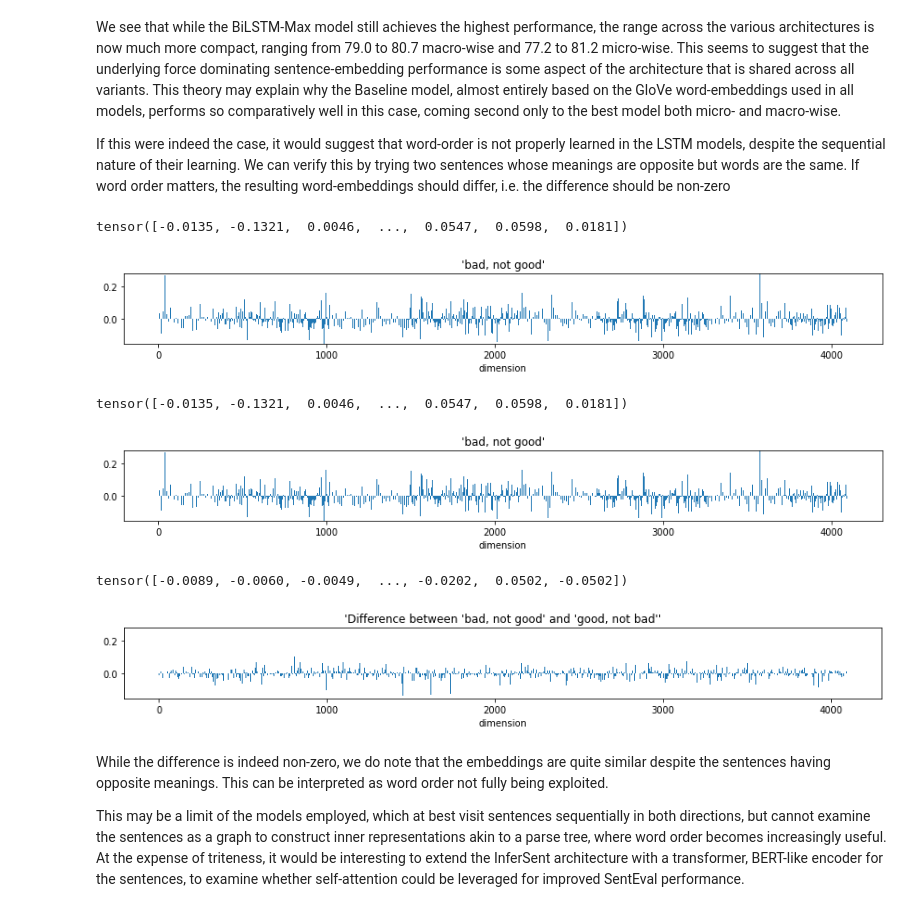
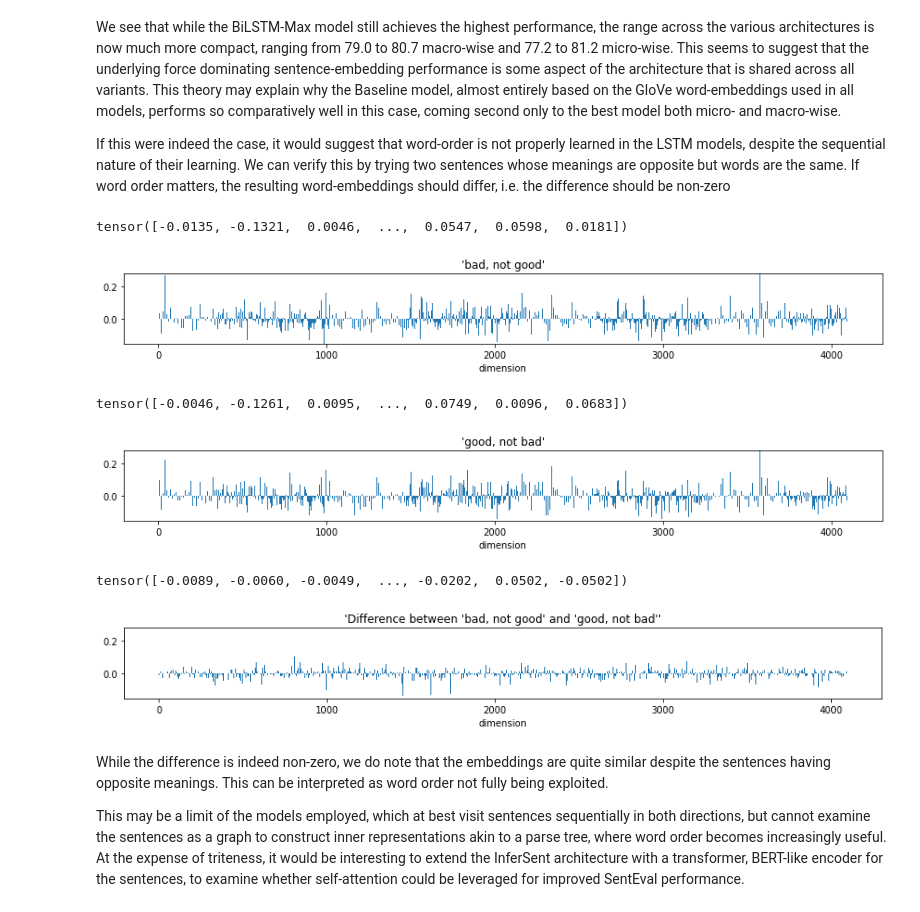
Before and after one commit to thesofakillers/infersent-replication, a Jupyter notebook: demo.ipynb, the cells around one changed output. Drawn from its saved outputs; the diff is of its cells as text; code cells hidden in the pictures.

```diff
--- a/demo.ipynb
+++ b/demo.ipynb
@@ -312,22 +312,22 @@ If this were indeed the case, it would suggest that word-order is not properly l
 # %%
 neg_sent = "bad, not good"
 neg_emb = infsent_model.encoder.encode(neg_sent).squeeze()
 visualize_embedding(neg_sent, neg_emb, [-0.15, 0.275])
 
 
 pos_sent = "good, not bad"
 pos_emb = infsent_model.encoder.encode(pos_sent).squeeze()
-visualize_embedding(neg_sent, neg_emb, [-0.15, 0.275])
+visualize_embedding(pos_sent, pos_emb, [-0.15, 0.275])
 
 diff_emb = neg_emb - pos_emb
 visualize_embedding(
     "Difference between 'bad, not good' and 'good, not bad'", diff_emb, [-0.15, 0.275]
 )
 # %% [output]
 tensor([-0.0135, -0.1321,  0.0046,  ...,  0.0547,  0.0598,  0.0181])
 [figure]
-tensor([-0.0135, -0.1321,  0.0046,  ...,  0.0547,  0.0598,  0.0181])
+tensor([-0.0046, -0.1261,  0.0095,  ...,  0.0749,  0.0096,  0.0683])
-[figure, old version]
+[figure, new version]
 tensor([-0.0089, -0.0060, -0.0049,  ..., -0.0202,  0.0502, -0.0502])
 [figure]
 # %% [markdown]
```
Also changed, not shown: 10 other files.
